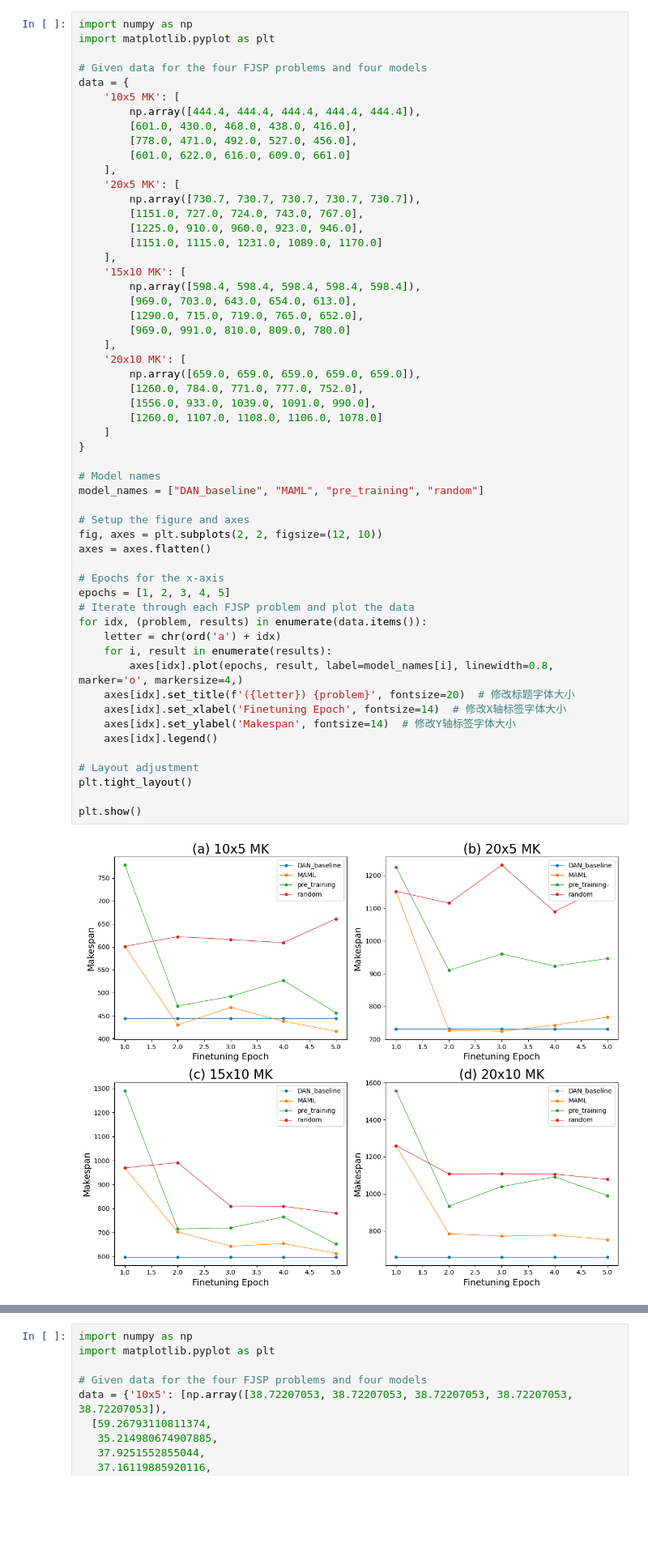
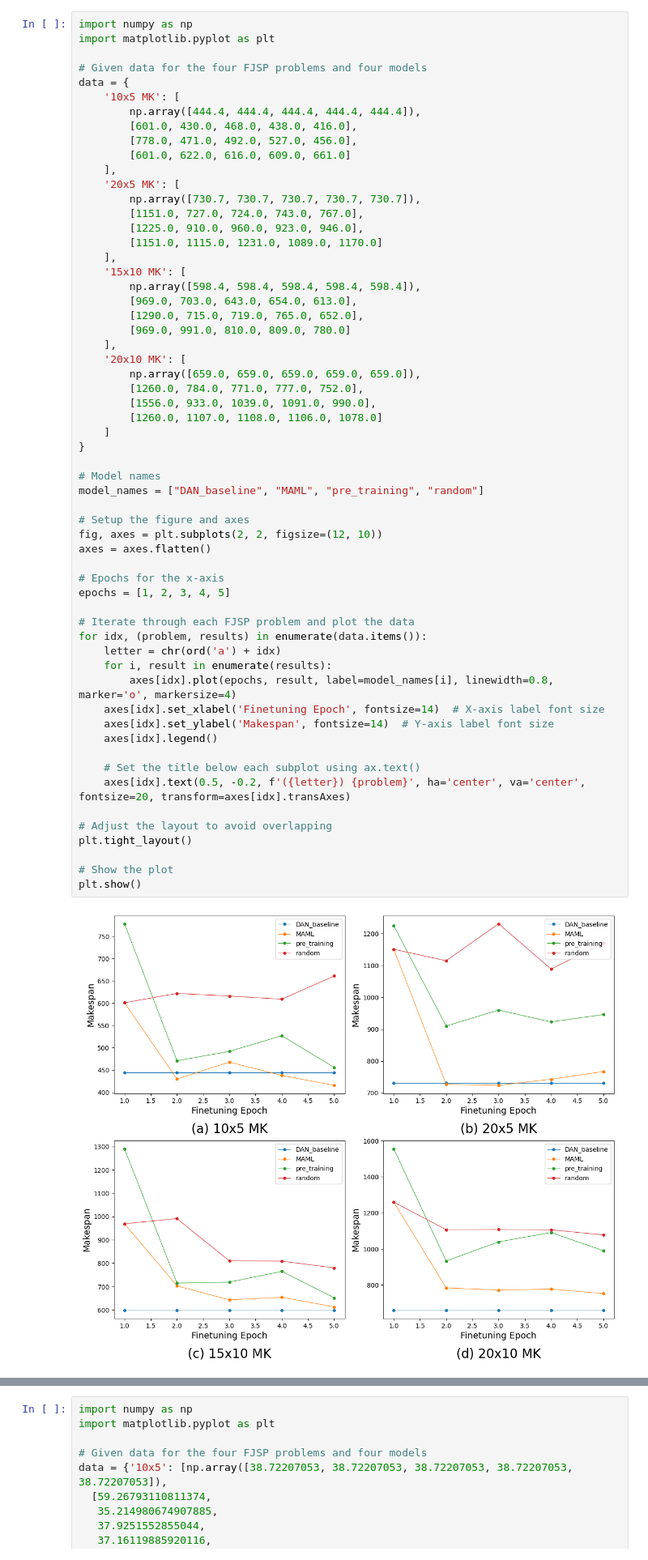
Before and after one commit to wulincong/FJSP-DRL, a Jupyter notebook: plot_imgs/finetuning_result.ipynb, the cells around one changed output, grey strips where cells are left out. Shown at 81% size. Drawn from its saved outputs; the diff is of its cells as text; blank space fills up the shorter version.

Commit message:
MAML finetuning

```diff
--- a/plot_imgs/finetuning_result.ipynb
+++ b/plot_imgs/finetuning_result.ipynb
@@ -22,39 +22,43 @@ data = {
         [1290.0, 715.0, 719.0, 765.0, 652.0],
         [969.0, 991.0, 810.0, 809.0, 780.0]
     ],
     '20x10 MK': [
         np.array([659.0, 659.0, 659.0, 659.0, 659.0]),
         [1260.0, 784.0, 771.0, 777.0, 752.0],
         [1556.0, 933.0, 1039.0, 1091.0, 990.0],
         [1260.0, 1107.0, 1108.0, 1106.0, 1078.0]
     ]
 }
 
 # Model names
 model_names = ["DAN_baseline", "MAML", "pre_training", "random"]
 
 # Setup the figure and axes
 fig, axes = plt.subplots(2, 2, figsize=(12, 10))
 axes = axes.flatten()
 
 # Epochs for the x-axis
 epochs = [1, 2, 3, 4, 5]
+
 # Iterate through each FJSP problem and plot the data
 for idx, (problem, results) in enumerate(data.items()):
     letter = chr(ord('a') + idx)
     for i, result in enumerate(results):
-        axes[idx].plot(epochs, result, label=model_names[i], linewidth=0.8, marker='o', markersize=4,)
-    axes[idx].set_title(f'({letter}) {problem}', fontsize=20)  # 修改标题字体大小
-    axes[idx].set_xlabel('Finetuning Epoch', fontsize=14)  # 修改X轴标签字体大小
-    axes[idx].set_ylabel('Makespan', fontsize=14)  # 修改Y轴标签字体大小
+        axes[idx].plot(epochs, result, label=model_names[i], linewidth=0.8, marker='o', markersize=4)
+    axes[idx].set_xlabel('Finetuning Epoch', fontsize=14)  # X-axis label font size
+    axes[idx].set_ylabel('Makespan', fontsize=14)  # Y-axis label font size
     axes[idx].legend()
 
-# Layout adjustment
+    # Set the title below each subplot using ax.text()
+    axes[idx].text(0.5, -0.2, f'({letter}) {problem}', ha='center', va='center', fontsize=20, transform=axes[idx].transAxes)
+
+# Adjust the layout to avoid overlapping
 plt.tight_layout()
 
+# Show the plot
 plt.show()
 # %% [output]
-[figure, old version]
+[figure, new version]
 # %%
 import numpy as np
 import matplotlib.pyplot as plt
```
Also changed, not shown: parts of 4 cells of this notebook, 35 other files.
